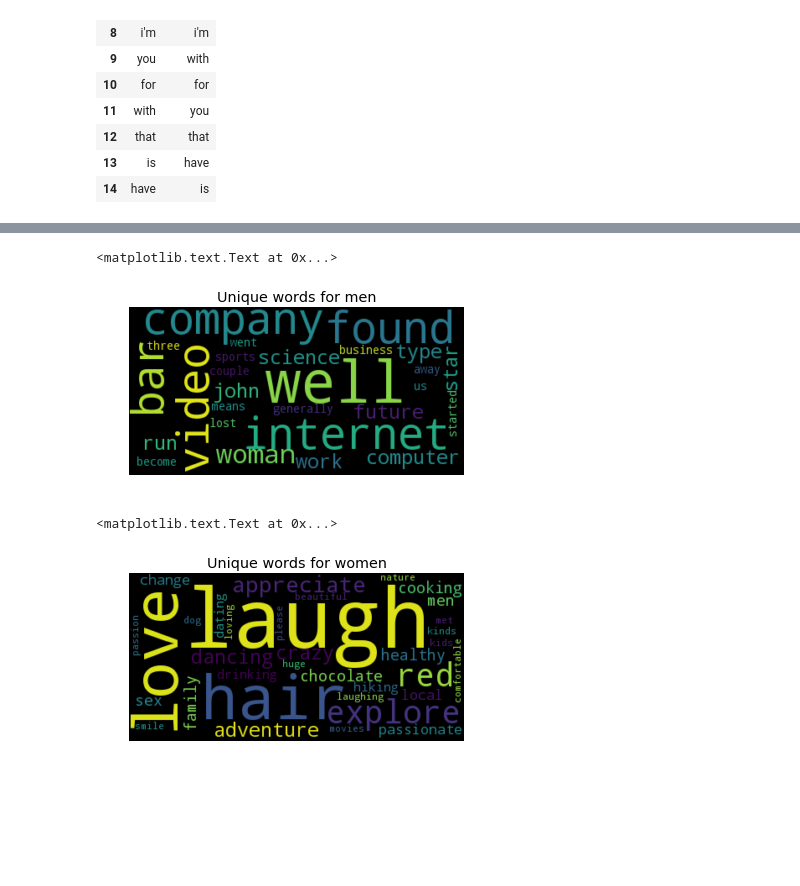
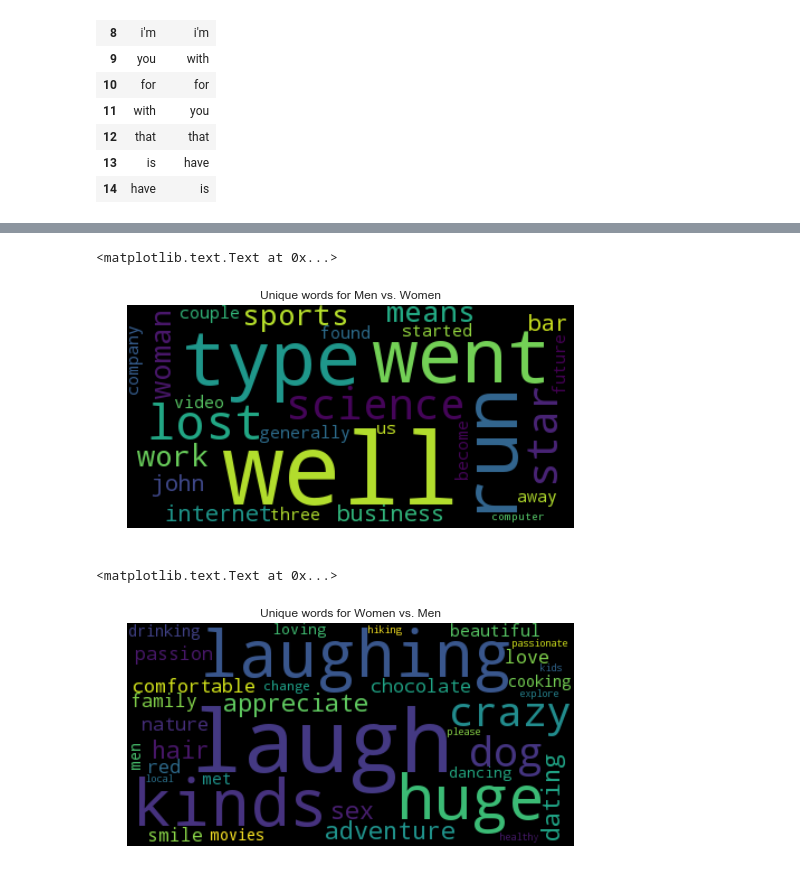
Before and after one commit to erickim5/okcupidanalysis, a Jupyter notebook: OkCupid Analysis Part 3 - Analyzing the Data.ipynb, the cells around one changed output, grey strips where cells are left out. Cells and saved outputs as stored; diff of their text form; code cells hidden in the pictures; blank space fills up the shorter version.

```diff
--- a/OkCupid Analysis Part 3 - Analyzing the Data.ipynb
+++ b/OkCupid Analysis Part 3 - Analyzing the Data.ipynb
@@ -207,18 +257,18 @@ unique_df.head(15)
 men_wordcloud = WordCloud().generate(' '.join(unique_men))
 plt.imshow(men_wordcloud, interpolation='bilinear')
 plt.axis("off")
-plt.title("Unique words for men")
+plt.title("Unique words for Men vs. Women")
 # %% [output]
 <matplotlib.text.Text at 0x...>
-[figure, old version]
+[figure, new version]
 # %%
 women_wordcloud = WordCloud().generate(' '.join(unique_women))
 plt.imshow(women_wordcloud, interpolation='bilinear')
 plt.axis("off")
-plt.title("Unique words for women")
+plt.title("Unique words for Women vs. Men")
 # %% [output]
 <matplotlib.text.Text at 0x...>
-[figure, old version]
+[figure, new version]
 # %%
 ## An interesting comparison that could also be
 ## made is with space camp graduates vs college
```
Also changed, not shown: parts of 25 cells of this notebook, 3 other files.
